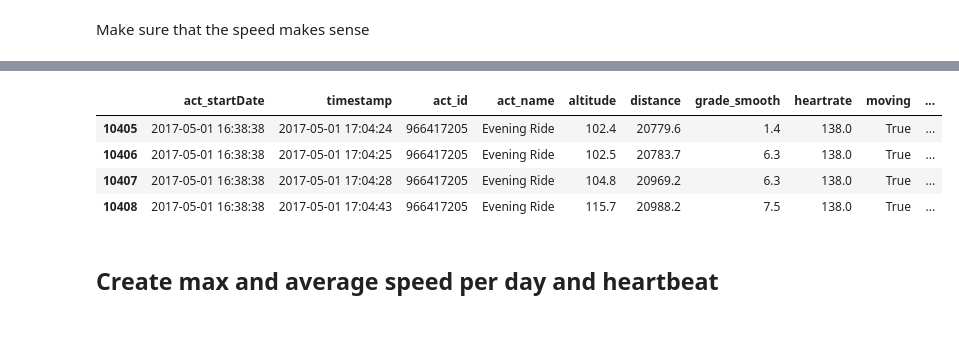
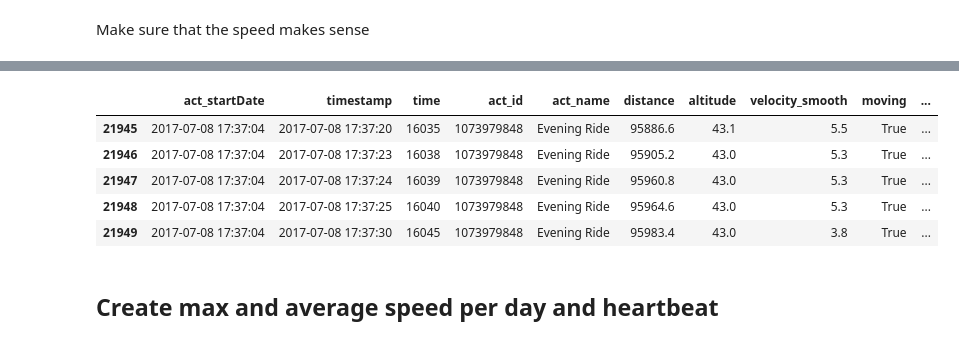
Before and after one commit to oikonang/bike_trip_project, a Jupyter notebook: python/Parsing STRAVA csv - ANGELOS.ipynb, the cells around one changed output, grey strips where cells are left out. Drawn from its saved outputs; the diff is of its cells as text; code cells hidden in the pictures.

```diff
--- a/python/Parsing STRAVA csv - ANGELOS.ipynb
+++ b/python/Parsing STRAVA csv - ANGELOS.ipynb
@@ -6,8 +6,8 @@ import numpy as np
 # %% [markdown]
 ## Load total CSV after downloading from STRAVA API
 # %%
-    # Load it into a Dataframe using pandas
-    path = 'python_data/strava_angelos_test.csv'
-    df = pd.read_csv(path)
-    df.head()
+# Load it into a Dataframe using pandas
+path = 'python_data/strava_angelos_20170812122309.csv'
+df = pd.read_csv(path)
+df.head()
 # %% [output]
@@ -175,8 +195,9 @@ for day in days:
     deltas = []
     for i in range(len(temp_alt_df)):
         if i>0:
-            delta = abs(temp_alt_df.iloc[i]-temp_alt_df.iloc[i-1])
-            deltas.append(delta)
+            delta = temp_alt_df.iloc[i]-temp_alt_df.iloc[i-1]
+            if delta>0:
+                deltas.append(delta)
     result[day] = sum(deltas)
 
 # Create dataframe from result dictionary
@@ -259,11 +300,12 @@ df[df['speed']>100]
 # %%
-df.iloc[10405:10409]
+df.iloc[21945:21950]
 # %% [output]
-|  | act_startDate | timestamp | act_id | act_name | altitude | distance | grade_smooth | heartrate | moving | ... |
-| 10405 | 2017-05-01 16:38:38 | 2017-05-01 17:04:24 | 966417205 | Evening Ride | 102.4 | 20779.6 | 1.4 | 138.0 | True | ... |
-| 10406 | 2017-05-01 16:38:38 | 2017-05-01 17:04:25 | 966417205 | Evening Ride | 102.5 | 20783.7 | 6.3 | 138.0 | True | ... |
-| 10407 | 2017-05-01 16:38:38 | 2017-05-01 17:04:28 | 966417205 | Evening Ride | 104.8 | 20969.2 | 6.3 | 138.0 | True | ... |
-| 10408 | 2017-05-01 16:38:38 | 2017-05-01 17:04:43 | 966417205 | Evening Ride | 115.7 | 20988.2 | 7.5 | 138.0 | True | ... |
+|  | act_startDate | timestamp | time | act_id | act_name | distance | altitude | velocity_smooth | moving | ... |
+| 21945 | 2017-07-08 17:37:04 | 2017-07-08 17:37:20 | 16035 | 1073979848 | Evening Ride | 95886.6 | 43.1 | 5.5 | True | ... |
+| 21946 | 2017-07-08 17:37:04 | 2017-07-08 17:37:23 | 16038 | 1073979848 | Evening Ride | 95905.2 | 43.0 | 5.3 | True | ... |
+| 21947 | 2017-07-08 17:37:04 | 2017-07-08 17:37:24 | 16039 | 1073979848 | Evening Ride | 95960.8 | 43.0 | 5.3 | True | ... |
+| 21948 | 2017-07-08 17:37:04 | 2017-07-08 17:37:25 | 16040 | 1073979848 | Evening Ride | 95964.6 | 43.0 | 5.3 | True | ... |
+| 21949 | 2017-07-08 17:37:04 | 2017-07-08 17:37:30 | 16045 | 1073979848 | Evening Ride | 95983.4 | 43.0 | 3.8 | True | ... |
 # %%
 # Remove those lines with extremely high speed. There must be inaccurate tracking
 df = df[df['speed']<100]
```
Also changed, not shown: parts of 19 cells of this notebook, 11 other files.
